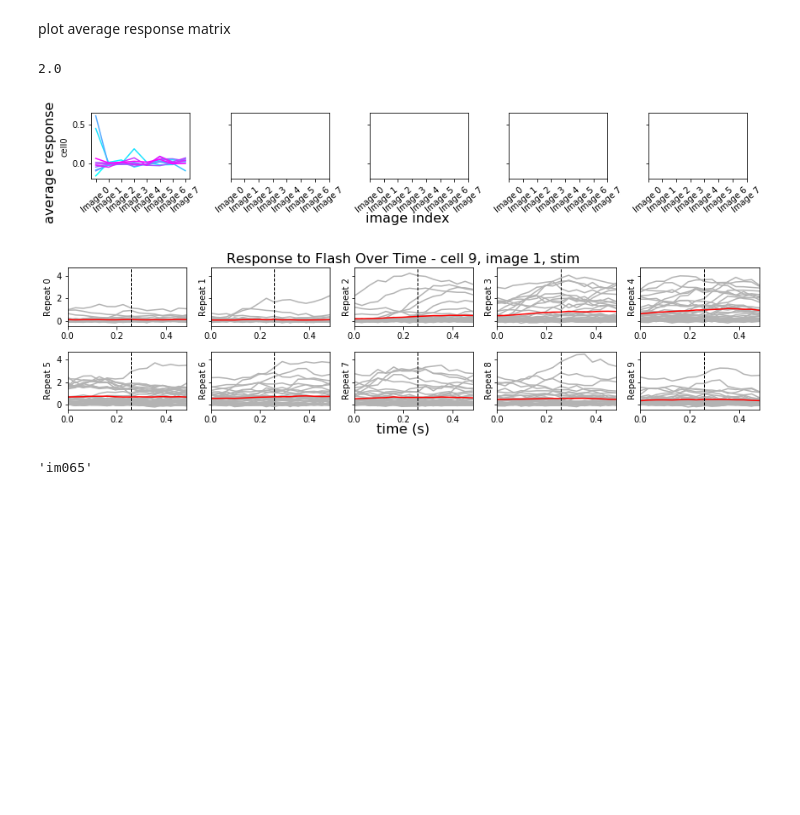
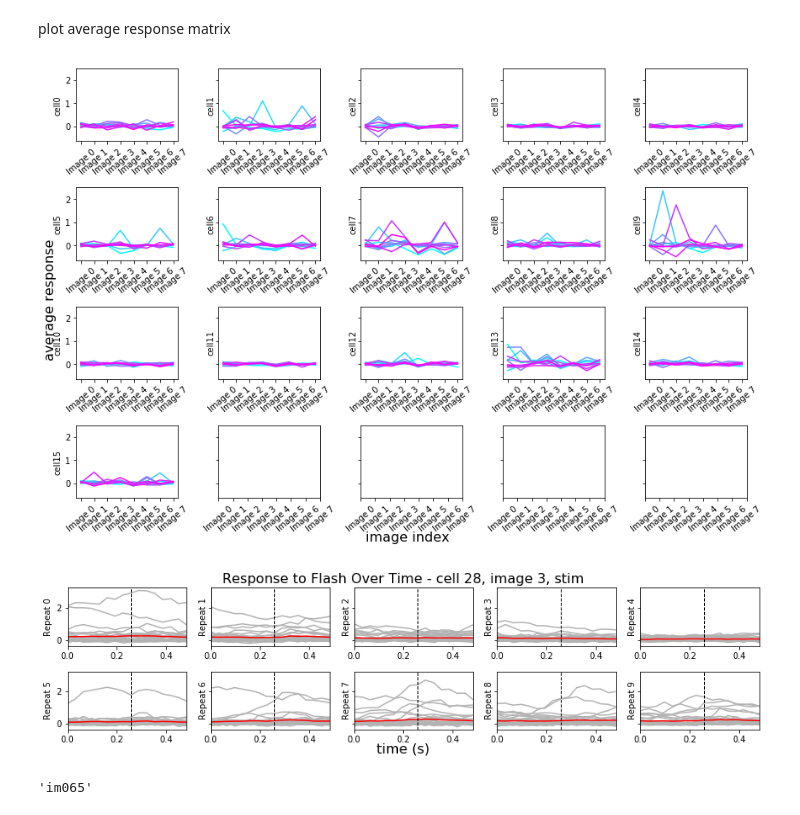
Before and after one commit to hanshuting/swdb_2018_tools, a Jupyter notebook: theory_project/tuning_curve_analysis.ipynb, the cells around one changed output. Drawn from its saved outputs; the diff is of its cells as text; code cells hidden in the pictures; blank space fills up the shorter version.

```diff
--- a/theory_project/tuning_curve_analysis.ipynb
+++ b/theory_project/tuning_curve_analysis.ipynb
@@ -41,7 +41,7 @@ manifest[(manifest['targeted_structure']==targeted_structure) & (manifest['cre_l
 # %% [markdown]
 V1, VIP: experiment_id=695471168, cells are tuned to gray
 # %%
-experiment_id = 700914412
+experiment_id = 648647430
 experiment_container_id = manifest[manifest.experiment_id==experiment_id].experiment_container_id.values[0]
 
 dataset= VisualBehaviorOphysDataset(experiment_id, cache_dir=drive_path)
@@ -107,10 +107,6 @@ for im in range(num_im): # loop over image templates
                 avg_resp[neuron, im, repeat_ind] = dff[neuron, stim_frames].mean() - dff[neuron, baseline_frames].mean()
 # %% [markdown]
 plot average response matrix
-# %%
-np.ceil(float(num_cell)/float(num_cell_per_row))
-# %% [output]
-2.0
 # %%
 # plot_cell_tuning_curve(avg_resp)
 
@@ -119,38 +115,38 @@ color_idx = np.linspace(0, 1, len_cutoff)
 
 # loop over cells
 num_cell_per_row = 5
 cmap = cm.cool
 num_row = int(np.ceil(float(num_cell)/float(num_cell_per_row)))
 
 # create plot
 fig, axes = plt.subplots(num_row, num_cell_per_row, sharey=True, figsize=(12, num_row*2))
 if num_row==1:
     axes = np.reshape(axes, (num_cell_per_row,-1))
 
 for row in range(num_row):
 
     cell_start = row*num_cell_per_row
     cell_end = np.max([row*num_cell_per_row+1, num_cell])
     for cell, ax in zip(np.arange(cell_start, cell_end), axes[row,:]): # loop over cells
 
         for i, c in zip(range(len_cutoff),color_idx): # loop over repeats
             ax.plot(avg_resp[cell,:,i], color=cmap(c))
             ax.set_ylabel('cell' + str(cell))
 
 fig.text(0.5, 0, 'image index', ha='center', fontsize=16)
 fig.text(0, 0.5, 'average response', va='center', fontsize=16, rotation='vertical')
 plt.setp(axes, xticks=range(8), xticklabels=['Image 0', 'Image 1', 'Image 2', 'Image 3', 'Image 4', 'Image 5', 'Image 6', 'Image 7'])
 for ax in axes.ravel():
-    plt.setp(ax.get_xticklabels(), rotation=40)
+    plt.setp(ax.get_xticklabels(), rotation=90)
 plt.tight_layout()
 plt.show()
 
 fig.savefig('fig/tuning_curve_flash_' + targeted_structure + '_' + cre_line + '_' + str(experiment_id) + '.pdf')
 # %% [output]
-[figure, old version]
+[figure, new version]
 # %%
-cell = 9 # cell index, start from 0
-im = 1 # which image to plot
+cell = 28 # cell index, start from 0
+im = 3 # which image to plot
 # repeat = 1 # which repeat to plot, start from 0
 
 # get trial data
@@ -200,7 +196,7 @@ plt.show()
 
 fig.savefig('fig/cell_response/cell_response_flash_' + targeted_structure + '_' + cre_line + '_' + str(experiment_id) + '_cell_' + str(cell) + '_image_' + str(im) + '.pdf')
 # %% [output]
-[figure, old version]
+[figure, new version]
 # %%
 im_name[4]
 # %% [output]
```
Also changed, not shown: parts of 3 cells of this notebook.
